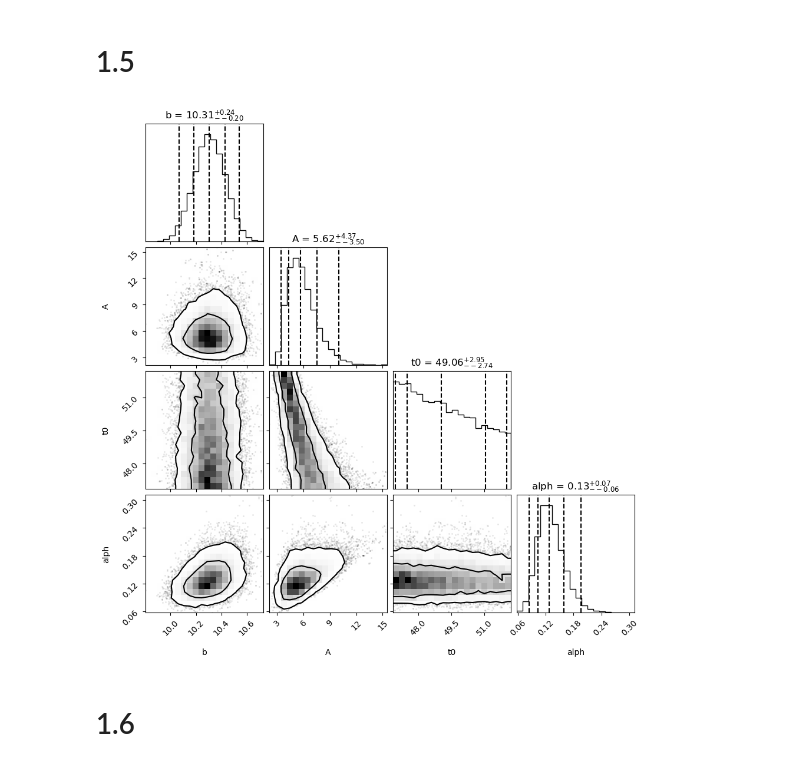
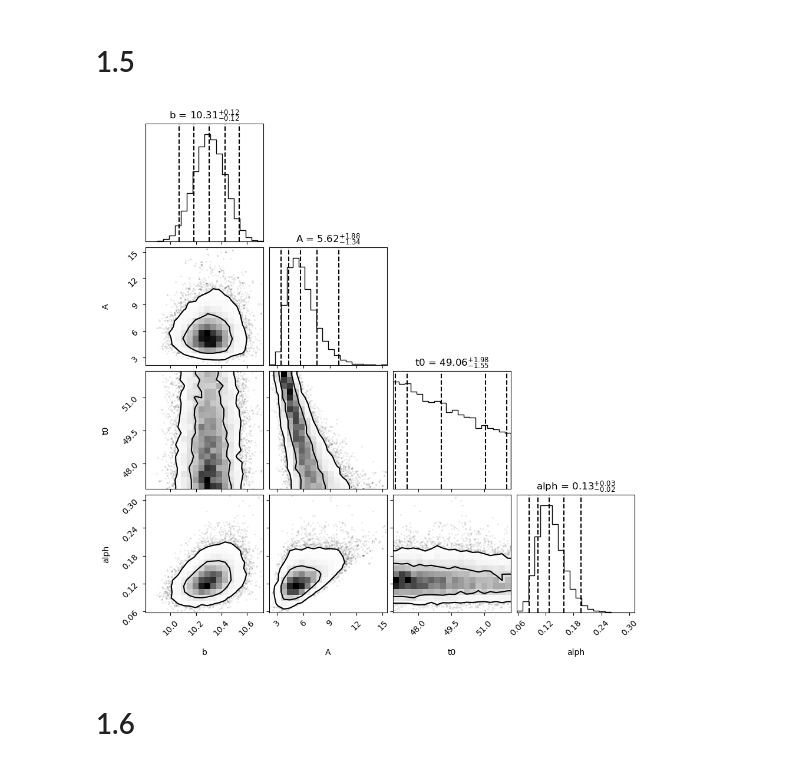
Before and after one commit to VanderbiltAstronomy/astr_8070_s24, a Jupyter notebook: coursework/student_folders/levi_schult/hws/vu_astr8070_s24_hw5_levischult.ipynb, the cells around one changed output. Drawn from its saved outputs; the diff is of its cells as text; code cells hidden in the pictures.

```diff
--- a/coursework/student_folders/levi_schult/hws/vu_astr8070_s24_hw5_levischult.ipynb
+++ b/coursework/student_folders/levi_schult/hws/vu_astr8070_s24_hw5_levischult.ipynb
@@ -187,9 +188,9 @@ plt.plot(c_bt[:, 3])
 # %%
 corner.corner(c_bt[:,:-4], labels=paramnames, show_titles=True,
               levels=(0.68, 0.95), quantiles=[0.025, 0.16, 0.5, 0.84, 0.975],
-              title_quantiles=[.95, .5, .975]);
+              title_quantiles=[.16, .5, .84]);
 # %% [output]
-[figure, old version]
+[figure, new version]
 # %% [markdown]
 # 1.6
 # %%
```
Also changed, not shown: parts of 10 cells of this notebook.
